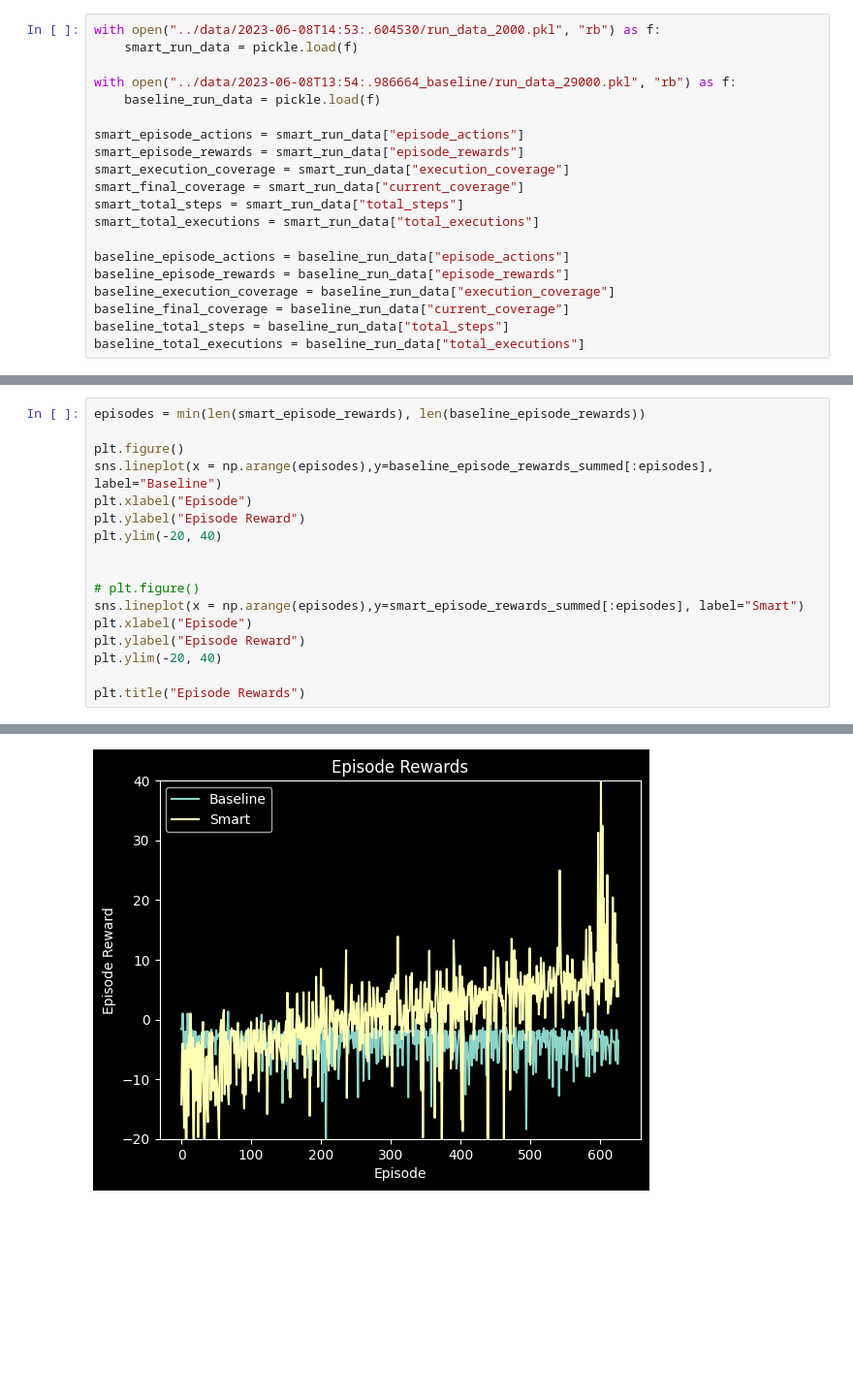
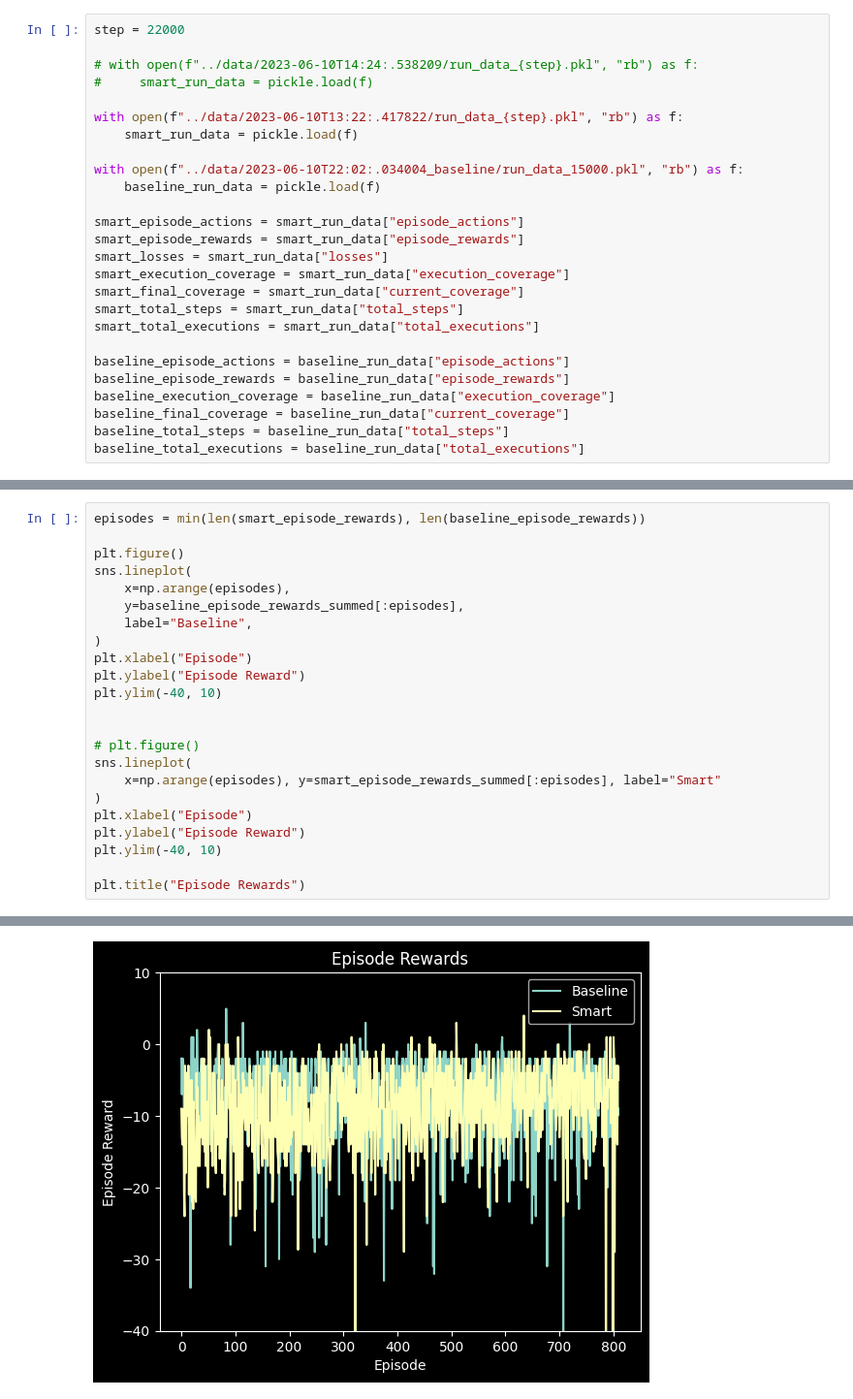
Before and after one commit to PranavMaganti/JEFRL, a Jupyter notebook: src/stats.ipynb, the cells around one changed output, grey strips where cells are left out. Shown at 97% size. Cells and saved outputs as stored; diff of their text form; blank space fills up the shorter version.

```diff
--- a/src/stats.ipynb
+++ b/src/stats.ipynb
@@ -6,12 +11,18 @@ Error:
 # %%
-with open("../data/2023-06-08T14:53:.604530/run_data_2000.pkl", "rb") as f:
+step = 22000
+
+# with open(f"../data/2023-06-10T14:24:.538209/run_data_{step}.pkl", "rb") as f:
+#     smart_run_data = pickle.load(f)
+
+with open(f"../data/2023-06-10T13:22:.417822/run_data_{step}.pkl", "rb") as f:
     smart_run_data = pickle.load(f)
 
-with open("../data/2023-06-08T13:54:.986664_baseline/run_data_29000.pkl", "rb") as f:
+with open(f"../data/2023-06-10T22:02:.034004_baseline/run_data_15000.pkl", "rb") as f:
     baseline_run_data = pickle.load(f)
 
 smart_episode_actions = smart_run_data["episode_actions"]
 smart_episode_rewards = smart_run_data["episode_rewards"]
+smart_losses = smart_run_data["losses"]
 smart_execution_coverage = smart_run_data["execution_coverage"]
 smart_final_coverage = smart_run_data["current_coverage"]
 smart_total_steps = smart_run_data["total_steps"]
@@ -89,20 +105,26 @@ Text(0.5, 1.0, 'Coverage vs. Number of Actions')
 # %%
 episodes = min(len(smart_episode_rewards), len(baseline_episode_rewards))
 
 plt.figure()
-sns.lineplot(x = np.arange(episodes),y=baseline_episode_rewards_summed[:episodes], label="Baseline")
+sns.lineplot(
+    x=np.arange(episodes),
+    y=baseline_episode_rewards_summed[:episodes],
+    label="Baseline",
+)
 plt.xlabel("Episode")
 plt.ylabel("Episode Reward")
-plt.ylim(-20, 40)
+plt.ylim(-40, 10)
 
 
 # plt.figure()
-sns.lineplot(x = np.arange(episodes),y=smart_episode_rewards_summed[:episodes], label="Smart")
+sns.lineplot(
+    x=np.arange(episodes), y=smart_episode_rewards_summed[:episodes], label="Smart"
+)
 plt.xlabel("Episode")
 plt.ylabel("Episode Reward")
-plt.ylim(-20, 40)
+plt.ylim(-40, 10)
 
 plt.title("Episode Rewards")
 # %% [output]
 Text(0.5, 1.0, 'Episode Rewards')
-[figure, old version]
+[figure, new version]
```
Also changed, not shown: parts of 10 cells of this notebook, 8 other files.
